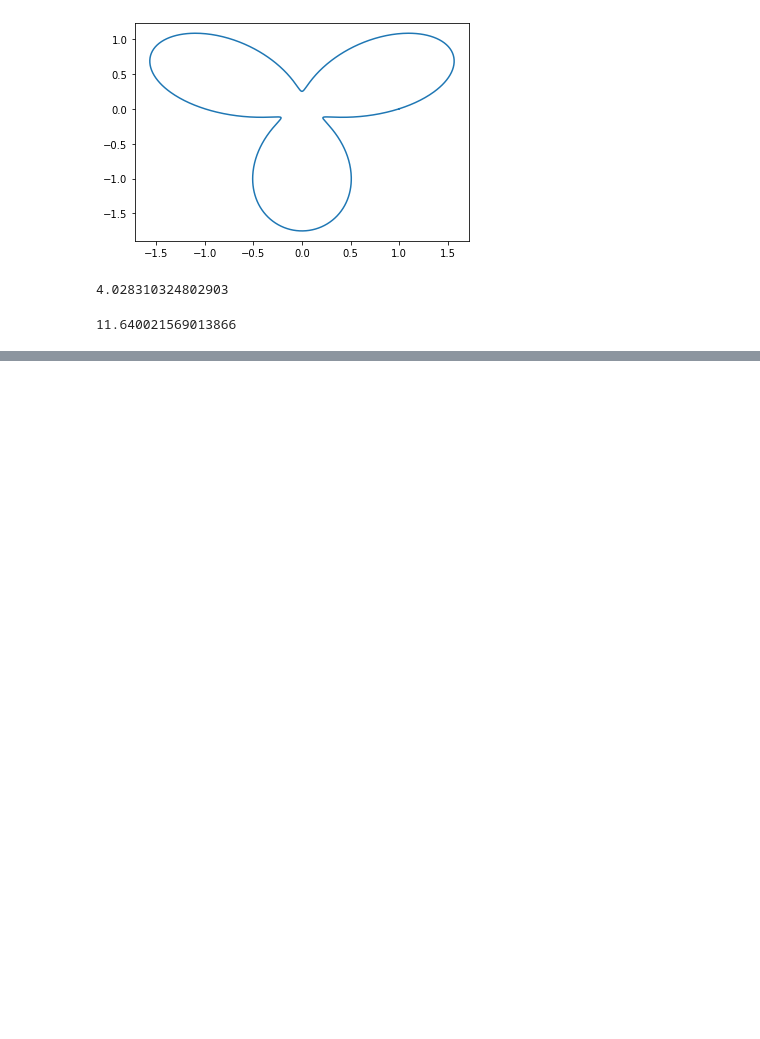
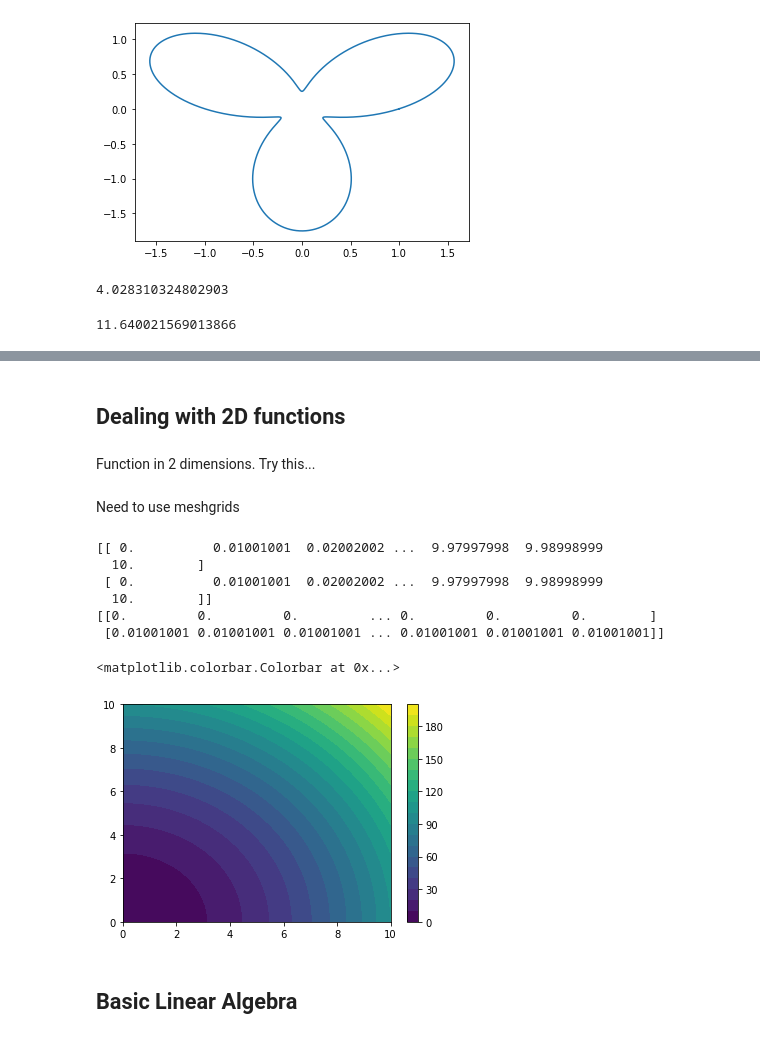
Before and after one commit to adamszymanowski/mr-p-solver, a Jupyter notebook: mastering-libraries/00_numpy.ipynb, the cells around one changed output, grey strips where cells are left out. Cells and saved outputs as stored; diff of their text form; code cells hidden in the pictures; blank space fills up the shorter version.

```diff
--- a/mastering-libraries/00_numpy.ipynb
+++ b/mastering-libraries/00_numpy.ipynb
@@ -273,0 +370,29 @@ print(L)
+# %% [markdown]
+## Dealing with 2D functions
+# %% [markdown]
+Function in 2 dimensions. Try this...
+# %%
+x = np.linspace(0, 10, 1000)
+y = np.linspace(0, 10, 1000)
+# %% [markdown]
+Need to use meshgrids
+# %%
+xv, yv = np.meshgrid(x, y)
+print(xv[0:2])
+print(yv[0:2])
+
+zv= xv**2 + yv**2
+
+plt.contourf(xv, yv, zv, levels=20)
+plt.colorbar()
+# %% [output]
+[[ 0.          0.01001001  0.02002002 ...  9.97997998  9.98998999
+  10.        ]
+ [ 0.          0.01001001  0.02002002 ...  9.97997998  9.98998999
+  10.        ]]
+[[0.         0.         0.         ... 0.         0.         0.        ]
+ [0.01001001 0.01001001 0.01001001 ... 0.01001001 0.01001001 0.01001001]]
+<matplotlib.colorbar.Colorbar at 0x...>
+[figure, added]
+# %% [markdown]
+## Basic Linear Algebra
```
Also changed, not shown: parts of 13 cells of this notebook.
